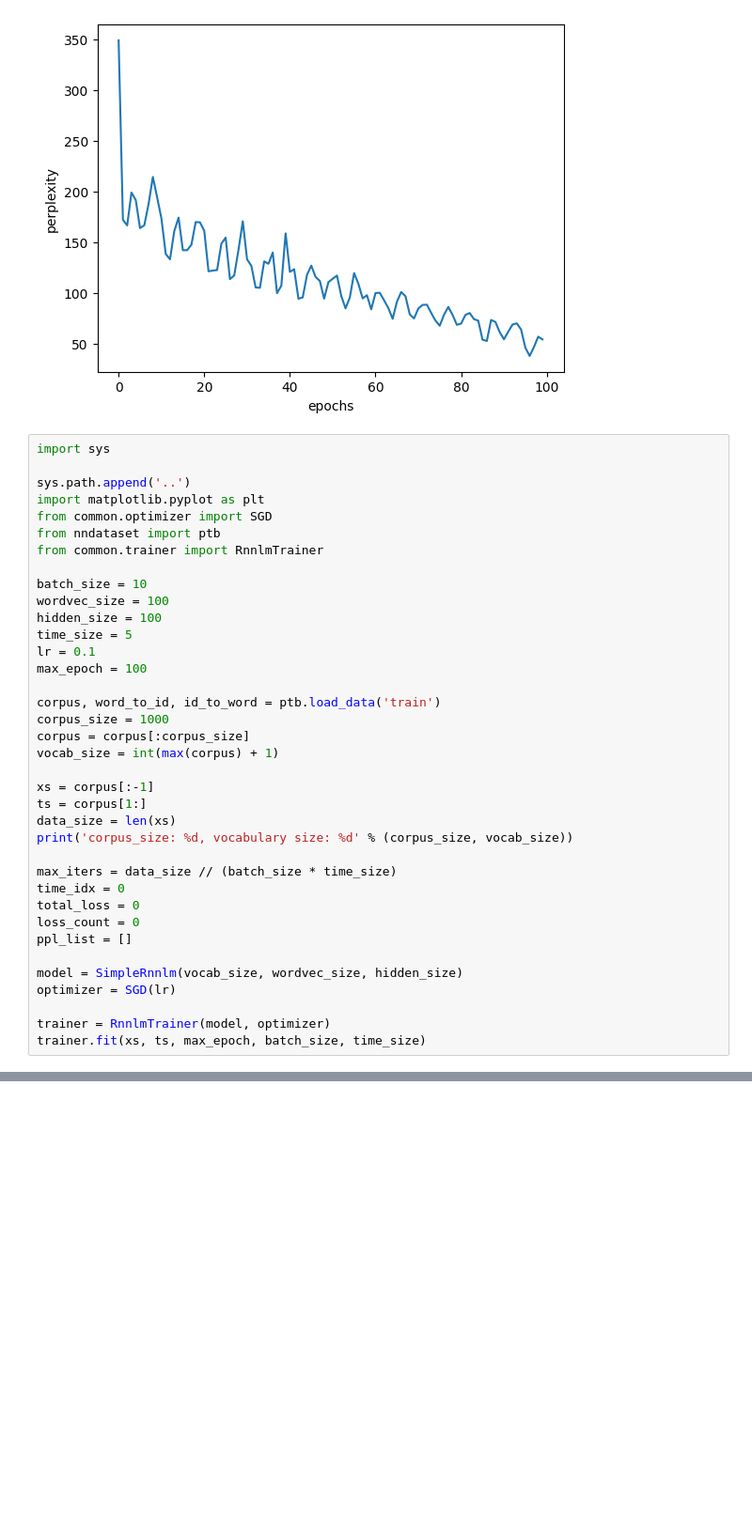
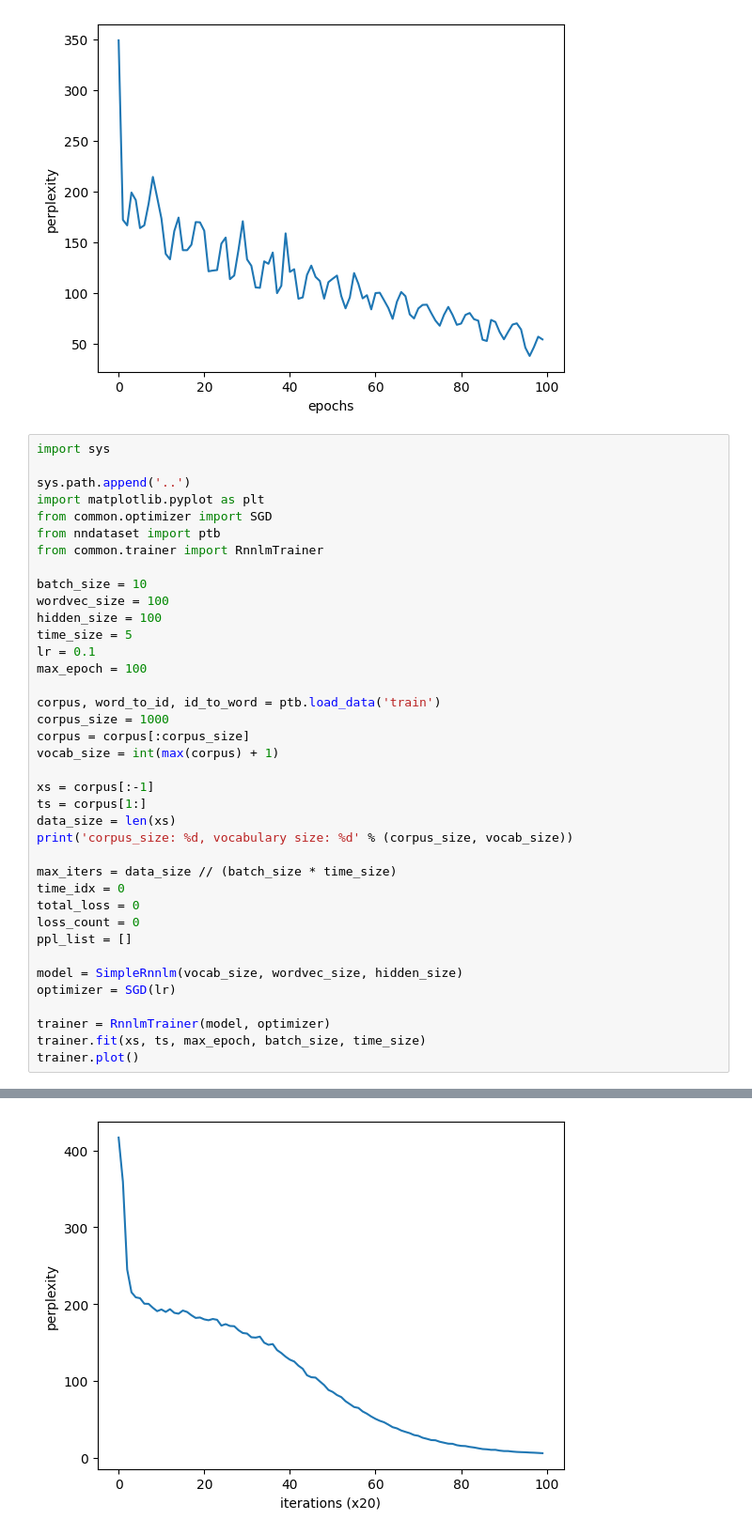
Before and after one commit to jianwyao01/play-llm, a Jupyter notebook: basic-rnn.ipynb, the cells around one changed output, grey strips where cells are left out. Shown at 94% size. Cells and saved outputs as stored; diff of their text form; blank space fills up the shorter version.

Commit message:
feat: update RNN training notebook with improved perplexity logging and visualization

```diff
--- a/basic-rnn.ipynb
+++ b/basic-rnn.ipynb
@@ -246,5 +246,6 @@ optimizer = SGD(lr)
 
 trainer = RnnlmTrainer(model, optimizer)
 trainer.fit(xs, ts, max_epoch, batch_size, time_size)
+trainer.plot()
 # %% [output]
 corpus_size: 1000, vocabulary size: 418
@@ -266,0 +268 @@ corpus_size: 1000, vocabulary size: 418
+[figure, added]
```
Also changed, not shown: parts of 1 cell of this notebook, 5 other files.
